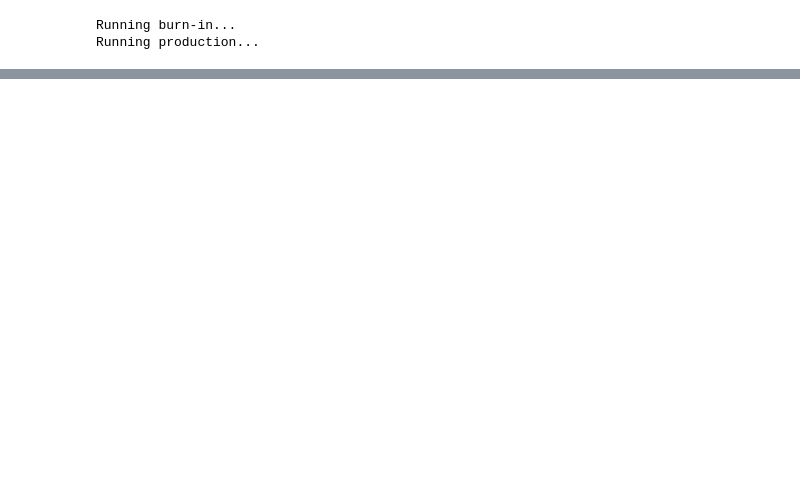
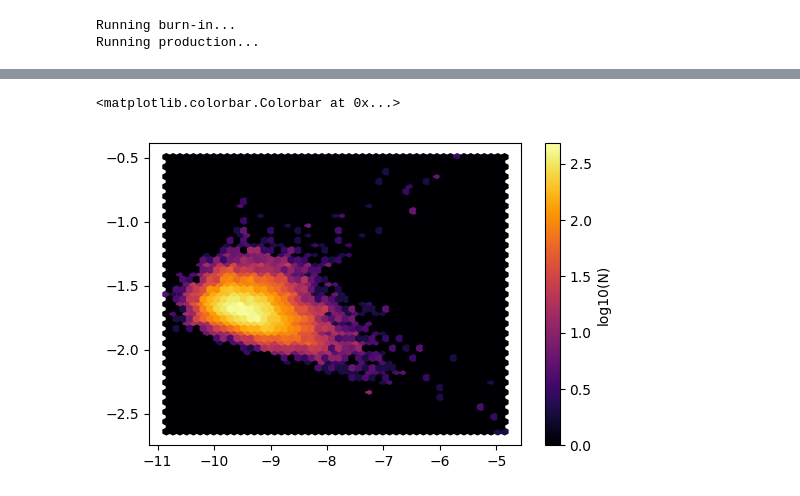
Before and after one commit to RileyWClarke/QPP-GP, a Jupyter notebook: QPP-GP.ipynb, the cells around one changed output, grey strips where cells are left out. Drawn from its saved outputs; the diff is of its cells as text; code cells hidden in the pictures; blank space fills up the shorter version.

```diff
--- a/QPP-GP.ipynb
+++ b/QPP-GP.ipynb
@@ -610,0 +609,6 @@ WARNING:root:Too few points to create valid contours
+# %%
+plt.hexbin(samples[:,0],samples[:,2],gridsize=50,bins='log',cmap='inferno')
+plt.colorbar(label='log10(N)')
+# %% [output]
+<matplotlib.colorbar.Colorbar at 0x...>
+[figure, added]
```
Also changed, not shown: parts of 16 cells of this notebook.
